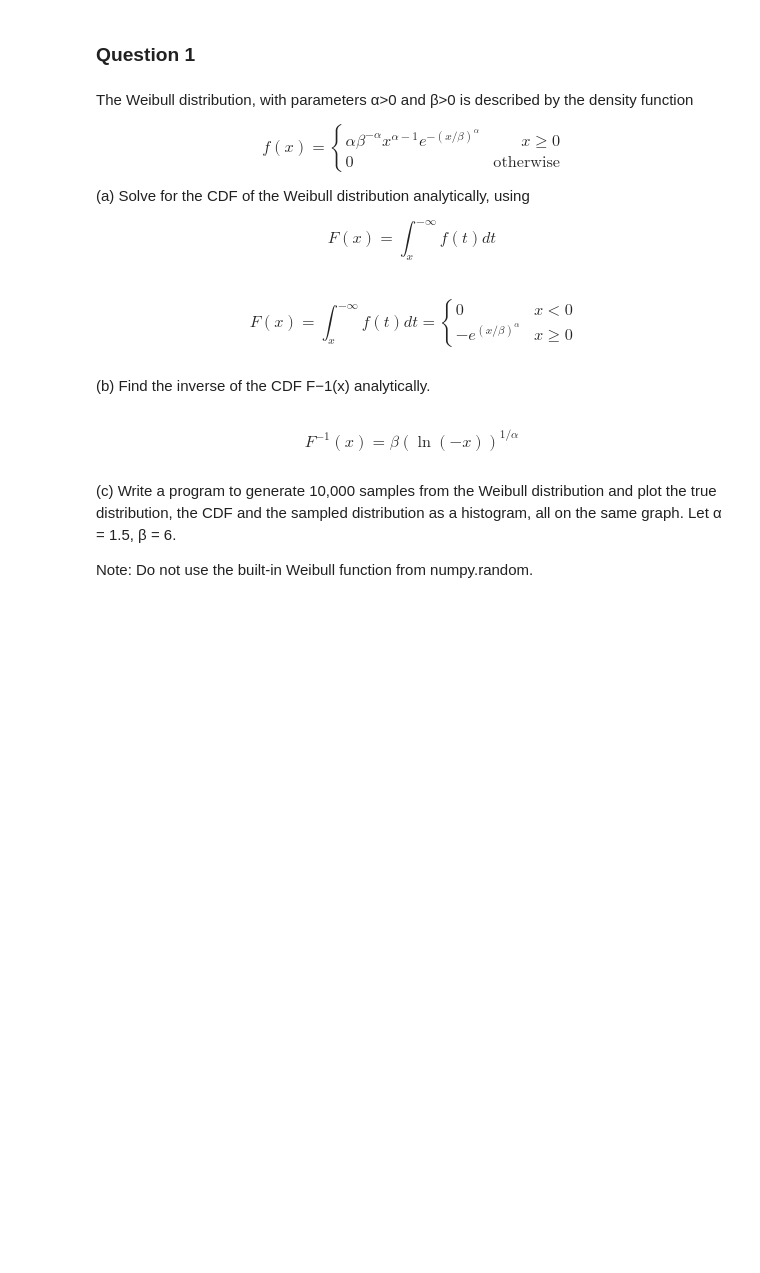
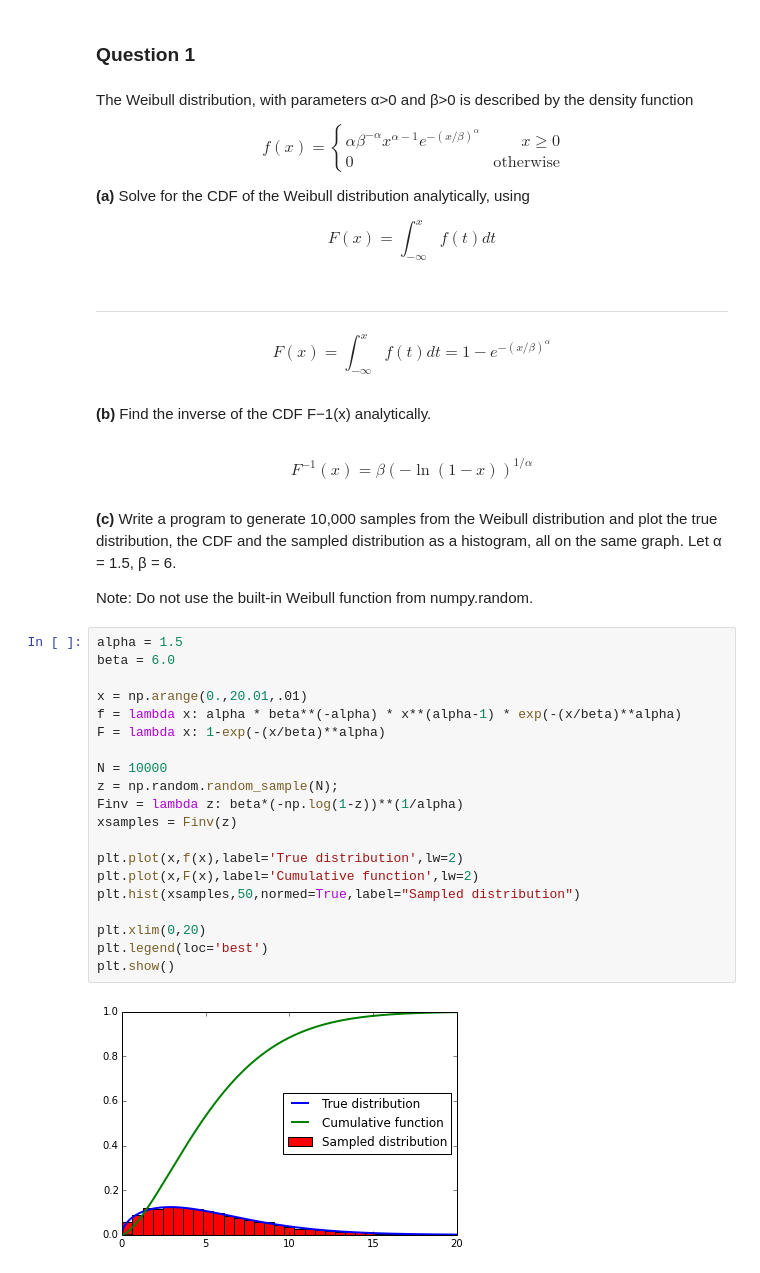
Before and after one commit to jpelgrif/PHYS202-S14, a Jupyter notebook: SciPy/RandomAndMCExercises.ipynb, the cells around one changed output. Drawn from its saved outputs; the diff is of its cells as text; blank space fills up the shorter version.

```diff
--- a/SciPy/RandomAndMCExercises.ipynb
+++ b/SciPy/RandomAndMCExercises.ipynb
@@ -20,27 +20,45 @@ f(x) = \left\{
 \right.
 $$
 
-(a) Solve for the CDF of the Weibull distribution analytically, using
+__(a)__ Solve for the CDF of the Weibull distribution analytically, using
 
 $$
-F(x) = \int^{-\infty}_{x} f(t) dt
+F(x) = \int^{x}_{-\infty} f(t) dt
 $$
 # %% [markdown]
+----
 $$
-F(x) = \int^{-\infty}_{x} f(t) dt = \left\{
-  \begin{array}{lr}
-    0                      & x < 0 \\
-    -e^{(x/\beta)^{\alpha}}  & x \geq 0
-  \end{array}
-\right.
+F(x) = \int^{x}_{-\infty} f(t) dt = 1-e^{-(x/\beta)^{\alpha}}
 $$
 # %% [markdown]
-(b) Find the inverse of the CDF F−1(x) analytically.
+__(b)__ Find the inverse of the CDF F−1(x) analytically.
 # %% [markdown]
 $$
-F^{-1}(x) = \beta(\ln(-x))^{1/\alpha}
+F^{-1}(x) = \beta(-\ln(1-x))^{1/\alpha}
 $$
 # %% [markdown]
-(c) Write a program to generate 10,000 samples from the Weibull distribution and plot the true distribution, the CDF and the sampled distribution as a histogram, all on the same graph. Let α = 1.5, β = 6.
+__(c)__ Write a program to generate 10,000 samples from the Weibull distribution and plot the true distribution, the CDF and the sampled distribution as a histogram, all on the same graph. Let α = 1.5, β = 6.
 
 Note: Do not use the built-in Weibull function from numpy.random.
+# %%
+alpha = 1.5
+beta = 6.0
+
+x = np.arange(0.,20.01,.01)
+f = lambda x: alpha * beta**(-alpha) * x**(alpha-1) * exp(-(x/beta)**alpha)
+F = lambda x: 1-exp(-(x/beta)**alpha)
+
+N = 10000
+z = np.random.random_sample(N);
+Finv = lambda z: beta*(-np.log(1-z))**(1/alpha)
+xsamples = Finv(z)
+
+plt.plot(x,f(x),label='True distribution',lw=2)
+plt.plot(x,F(x),label='Cumulative function',lw=2)
+plt.hist(xsamples,50,normed=True,label="Sampled distribution")
+
+plt.xlim(0,20)
+plt.legend(loc='best')
+plt.show()
+# %% [output]
+[figure, added]
```
Also changed, not shown: parts of 17 cells of this notebook.
